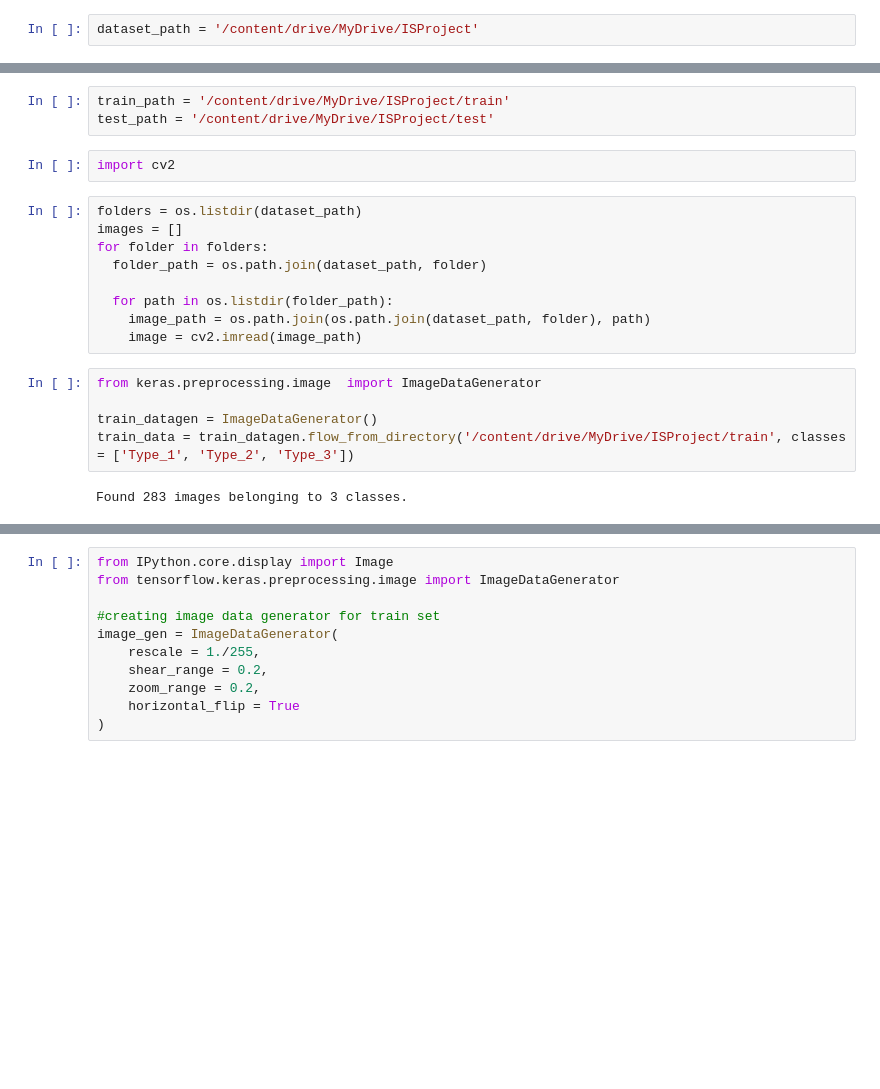
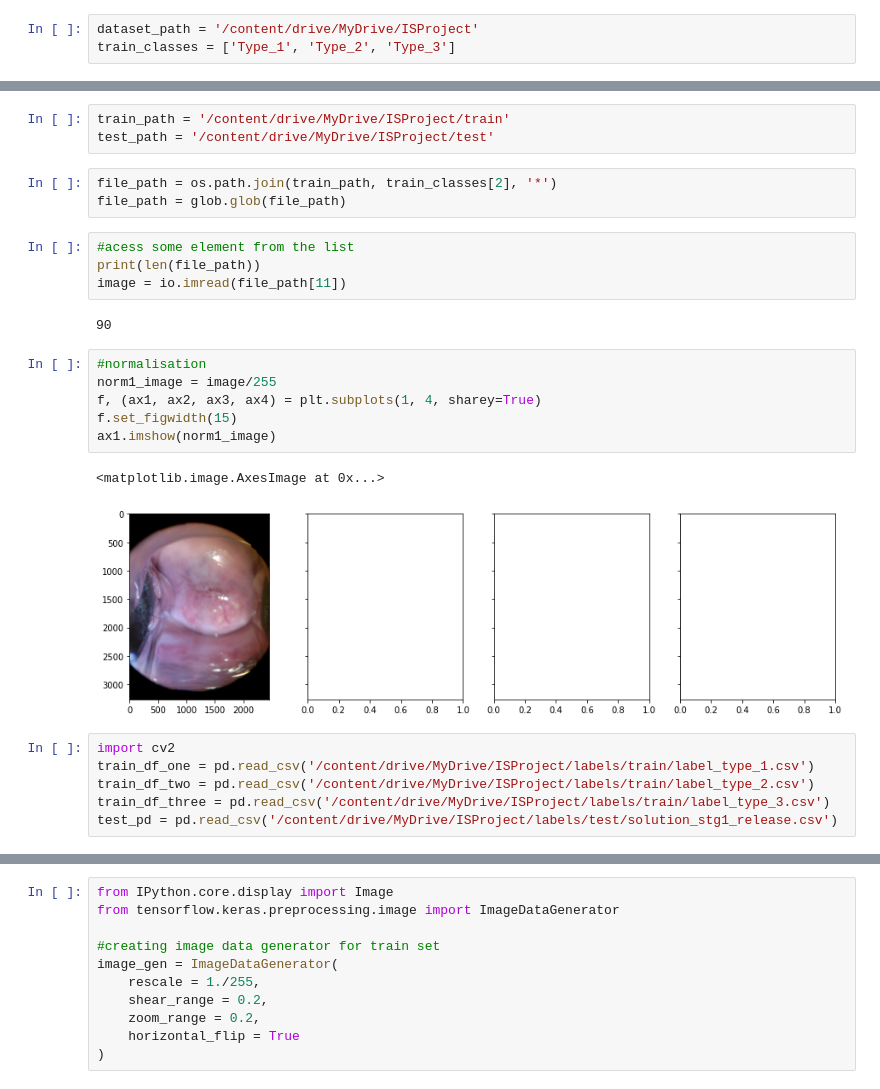
Before and after one commit to ChelseaOwiti/Colposcopy-Scan, a Jupyter notebook: Copy_of_ISP_project.ipynb, the cells around one changed output, grey strips where cells are left out. Cells and saved outputs as stored; diff of their text form; blank space fills up the shorter version.

Commit message:
loaded images, csv files and pre-processing done

```diff
--- a/Copy_of_ISP_project.ipynb
+++ b/Copy_of_ISP_project.ipynb
@@ -18,27 +18,34 @@ import matplotlib.pyplot as plt
 %matplotlib inline
 # %%
 dataset_path = '/content/drive/MyDrive/ISProject'
+train_classes = ['Type_1', 'Type_2', 'Type_3']
 # %%
 batch_size = 16
 IMAGE_SIZE = [224, 224]
 # %%
 train_path = '/content/drive/MyDrive/ISProject/train'
 test_path = '/content/drive/MyDrive/ISProject/test'
-# %%
-import cv2
-# %%
-folders = os.listdir(dataset_path)
-images = []
-for folder in folders:
-  folder_path = os.path.join(dataset_path, folder)
-
-  for path in os.listdir(folder_path):
-    image_path = os.path.join(os.path.join(dataset_path, folder), path)
-    image = cv2.imread(image_path)
-# %%
-from keras.preprocessing.image  import ImageDataGenerator
-
-train_datagen = ImageDataGenerator()
-train_data = train_datagen.flow_from_directory('/content/drive/MyDrive/ISProject/train', classes = ['Type_1', 'Type_2', 'Type_3'])
-# %% [output]
-Found 283 images belonging to 3 classes.
+# %%
+file_path = os.path.join(train_path, train_classes[2], '*')
+file_path = glob.glob(file_path)
+# %%
+#acess some element from the list
+print(len(file_path))
+image = io.imread(file_path[11])
+# %% [output]
+90
+# %%
+#normalisation
+norm1_image = image/255
+f, (ax1, ax2, ax3, ax4) = plt.subplots(1, 4, sharey=True)
+f.set_figwidth(15)
+ax1.imshow(norm1_image)
+# %% [output]
+<matplotlib.image.AxesImage at 0x...>
+[figure, added]
+# %%
+import cv2
+train_df_one = pd.read_csv('/content/drive/MyDrive/ISProject/labels/train/label_type_1.csv')
+train_df_two = pd.read_csv('/content/drive/MyDrive/ISProject/labels/train/label_type_2.csv')
+train_df_three = pd.read_csv('/content/drive/MyDrive/ISProject/labels/train/label_type_3.csv')
+test_pd = pd.read_csv('/content/drive/MyDrive/ISProject/labels/test/solution_stg1_release.csv')
```
Also changed, not shown: parts of 4 cells of this notebook.
